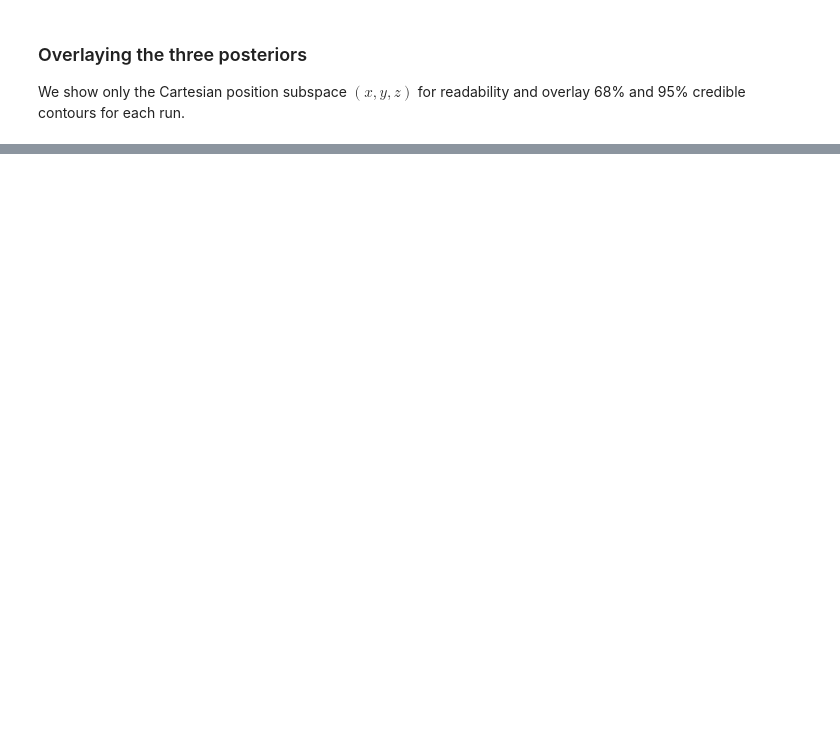
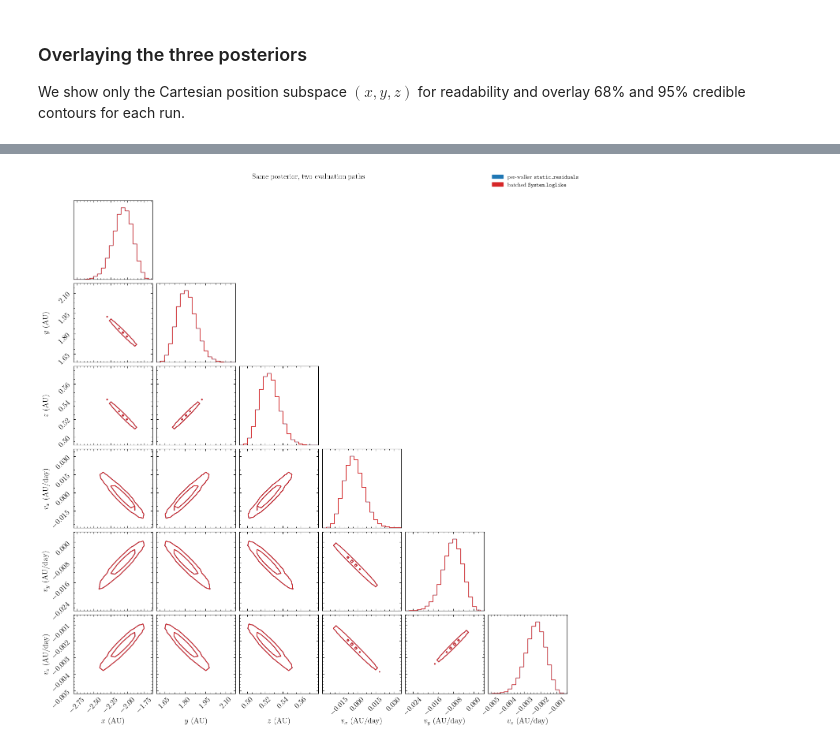
Before and after one commit to ben-cassese/jorbit, a Jupyter notebook: docs/tutorials/skip_tests/mcmc_orbit.ipynb, the cells around one changed output, grey strips where cells are left out. Cells and saved outputs as stored; diff of their text form; code cells hidden in the pictures; blank space fills up the shorter version.

```diff
--- a/docs/tutorials/skip_tests/mcmc_orbit.ipynb
+++ b/docs/tutorials/skip_tests/mcmc_orbit.ipynb
@@ -353,0 +402,27 @@ plt.show()
+# %%
+fig = corner.corner(
+    flat_samples,
+    labels=cartesian_labels,
+    color="C0",
+    plot_density=False,
+    plot_datapoints=False,
+    levels=[0.68, 0.95],
+)
+corner.corner(
+    flat_batched,
+    fig=fig,
+    color="C3",
+    plot_density=False,
+    plot_datapoints=False,
+    levels=[0.68, 0.95],
+)
+
+handles = [
+    mpatches.Patch(color="C0", label=r"per-walker $\mathtt{static\_residuals}$"),
+    mpatches.Patch(color="C3", label=r"batched $\mathtt{System.loglike}$"),
+]
+fig.legend(handles=handles, loc="upper right", frameon=False, fontsize=10)
+plt.suptitle("Same posterior, two evaluation paths", y=1.02, fontsize=13)
+plt.show()
+# %% [output]
+[figure, added]
```
Also changed, not shown: parts of 9 cells of this notebook.
